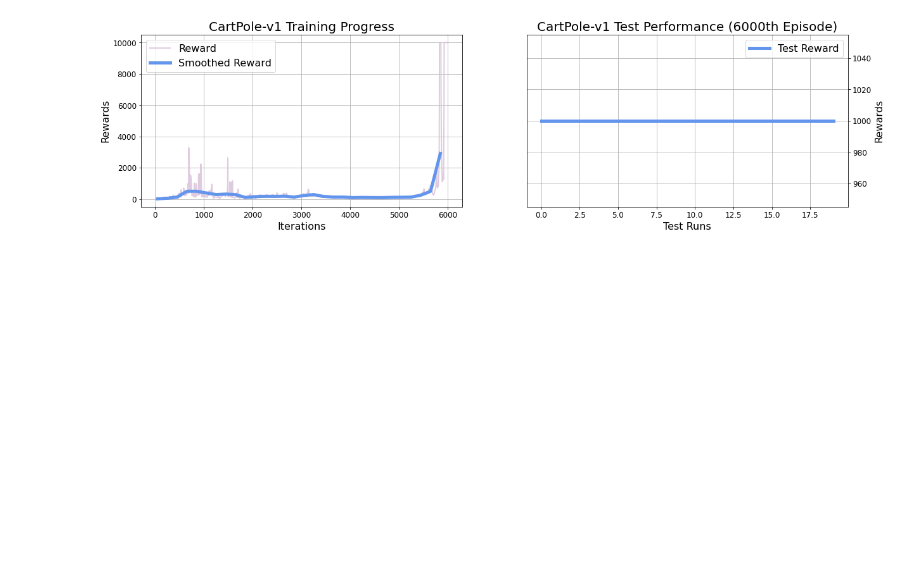
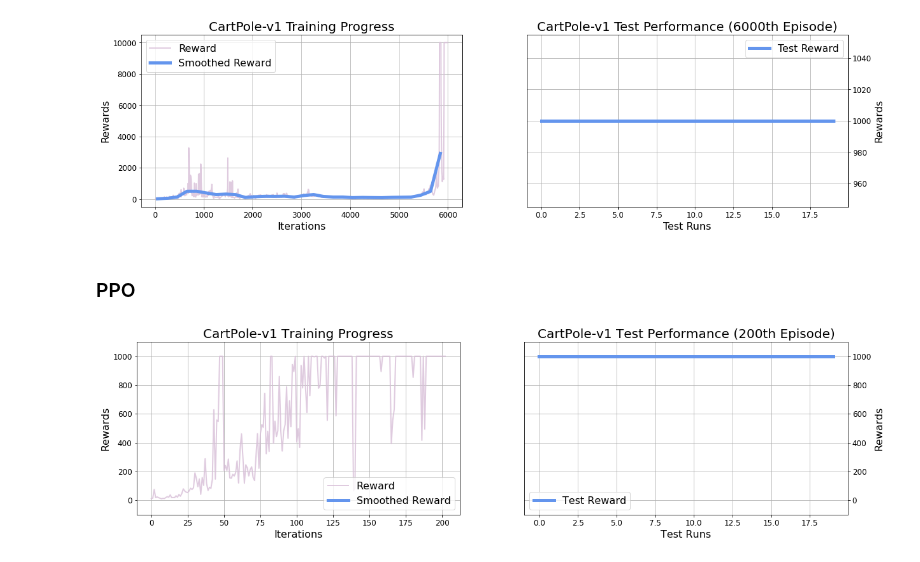
Before and after one commit to BolunDai0216/DeepReinforcementLearning, a Jupyter notebook: HW2/visualization.ipynb, the cells around one changed output. Drawn from its saved outputs; the diff is of its cells as text; code cells hidden in the pictures; blank space fills up the shorter version.

Commit message:
added ppo visualization

```diff
--- a/HW2/visualization.ipynb
+++ b/HW2/visualization.ipynb
@@ -129,3 +128,8 @@ plt.show()
 fig.savefig('img/cartpole.png', dpi=100, bbox_inches='tight')
 # %% [output]
 [figure]
+# %% [markdown]
+### PPO
+# %%
+reward_train = np.genfromtxt('logs/csv/run-20201021-163523_train-tag-reward.csv', delimiter=',')
+reward_test = np.genfromtxt('logs/csv/run-20201021-164633_test-tag-reward.csv', delimiter=',')
@@ -131,0 +162,32 @@ fig.savefig('img/cartpole.png', dpi=100, bbox_inches='tight')
+# %%
+fig = plt.figure(figsize=(20, 5))
+
+plt.subplot(1, 2, 1)
+plt.plot(reward_train[:, 1], reward_train[:, 2], color='thistle', alpha=0.8, linewidth=2, label='Reward')
+plt.plot(step_average, average, linewidth=5, color='cornflowerblue', label='Smoothed Reward')
+plt.xlabel('Iterations', fontsize=16)
+plt.ylabel('Rewards', fontsize=16)
+plt.ylim([-100, 1100])
+plt.title('CartPole-v1 Training Progress', fontsize=20)
+plt.xticks(fontsize=12)
+plt.yticks(fontsize=12)
+plt.grid()
+plt.legend(fontsize=16)
+
+ax = plt.subplot(1, 2, 2)
+plt.plot(reward_test[:, 1].astype(int), reward_test[:, 2], linewidth=5, color='cornflowerblue', label='Test Reward')
+plt.ylim([-100, 1100])
+plt.xlabel('Test Runs', fontsize=16)
+plt.ylabel('Rewards', fontsize=16)
+ax.yaxis.set_label_position("right")
+ax.yaxis.tick_right()
+plt.title('CartPole-v1 Test Performance (200th Episode)', fontsize=20)
+plt.xticks(fontsize=12)
+plt.yticks(fontsize=12)
+plt.grid()
+plt.legend(fontsize=16)
+
+plt.show()
+fig.savefig('img/cartpole_ppo.png', dpi=100, bbox_inches='tight')
+# %% [output]
+[figure, added]
```
Also changed, not shown: parts of 2 cells of this notebook, 1 other file.
